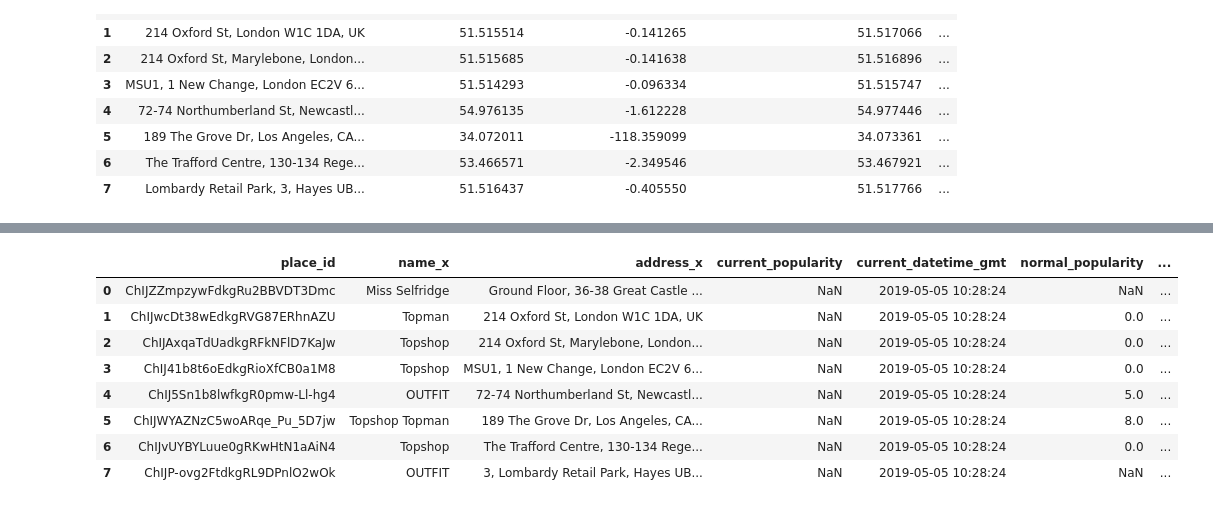
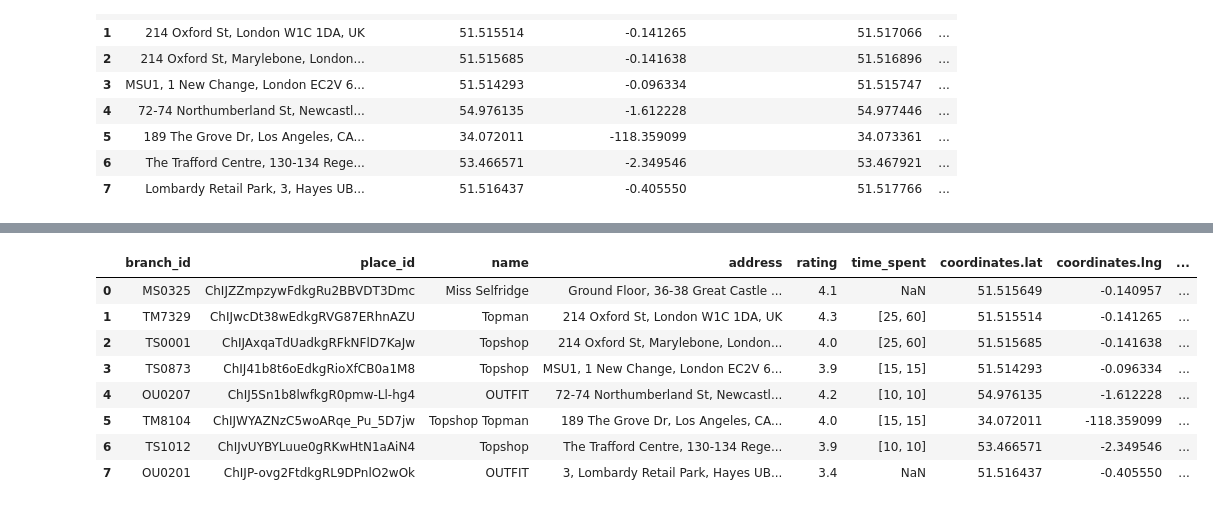
Before and after one commit to ninjananjo/Clothing-Store-Competition, a Jupyter notebook: Store Popular Times.ipynb, the cells around one changed output, grey strips where cells are left out. Drawn from its saved outputs; the diff is of its cells as text; code cells hidden in the pictures.

```diff
--- a/Store Popular Times.ipynb
+++ b/Store Popular Times.ipynb
@@ -169,20 +170,17 @@ normal_popularity
 # %%
-df_currentpopularity = df_populartimes.loc[:,['id','name','address','current_popularity']]
-df_currentpopularity.loc[:,'current_datetime_gmt'] = datetime.strftime(datetime.today(), "%Y-%m-%d %H:%M:%S")
-#df_currentpopularity.loc[:,'weekday'] = datetime.today().weekday()
-#df_currentpopularity.loc[:,'hour'] = datetime.today().hour + timezone
+df_currentpopularity = df_populartimes.loc[:,['ID','id','name','address','rating','time_spent','coordinates.lat','coordinates.lng','current_popularity']]
 df_currentpopularity.loc[:,'normal_popularity'] = normal_popularity
 df_currentpopularity.loc[:,'popularity_variance'] = df_currentpopularity.loc[:,'current_popularity']-df_currentpopularity.loc[:,'normal_popularity']
-df_currentpopularity.rename(columns={'id':'place_id'}, inplace=True)
-df_currentpopularity = df_currentpopularity.merge(df_populartimes, left_on='place_id', right_on='id')
-df_currentpopularity.head(10)
+df_currentpopularity.loc[:,'current_datetime_gmt'] = datetime.strftime(datetime.today(), "%Y-%m-%d %H:%M")
+df_currentpopularity.rename(columns={'id':'place_id','ID':'branch_id'}, inplace=True)
+df_currentpopularity
 # %% [output]
-|  | place_id | name_x | address_x | current_popularity | current_datetime_gmt | normal_popularity | ... |
-| 0 | ChIJZZmpzywFdkgRu2BBVDT3Dmc | Miss Selfridge | Ground Floor, 36-38 Great Castle ... | NaN | 2019-05-05 10:28:24 | NaN | ... |
-| 1 | ChIJwcDt38wEdkgRVG87ERhnAZU | Topman | 214 Oxford St, London W1C 1DA, UK | NaN | 2019-05-05 10:28:24 | 0.0 | ... |
-| 2 | ChIJAxqaTdUadkgRFkNFlD7KaJw | Topshop | 214 Oxford St, Marylebone, London... | NaN | 2019-05-05 10:28:24 | 0.0 | ... |
-| 3 | ChIJ41b8t6oEdkgRioXfCB0a1M8 | Topshop | MSU1, 1 New Change, London EC2V 6... | NaN | 2019-05-05 10:28:24 | 0.0 | ... |
-| 4 | ChIJ5Sn1b8lwfkgR0pmw-Ll-hg4 | OUTFIT | 72-74 Northumberland St, Newcastl... | NaN | 2019-05-05 10:28:24 | 5.0 | ... |
-| 5 | ChIJWYAZNzC5woARqe_Pu_5D7jw | Topshop Topman | 189 The Grove Dr, Los Angeles, CA... | NaN | 2019-05-05 10:28:24 | 8.0 | ... |
-| 6 | ChIJvUYBYLuue0gRKwHtN1aAiN4 | Topshop | The Trafford Centre, 130-134 Rege... | NaN | 2019-05-05 10:28:24 | 0.0 | ... |
-| 7 | ChIJP-ovg2FtdkgRL9DPnlO2wOk | OUTFIT | 3, Lombardy Retail Park, Hayes UB... | NaN | 2019-05-05 10:28:24 | NaN | ... |
+|  | branch_id | place_id | name | address | rating | time_spent | coordinates.lat | coordinates.lng | ... |
+| 0 | MS0325 | ChIJZZmpzywFdkgRu2BBVDT3Dmc | Miss Selfridge | Ground Floor, 36-38 Great Castle ... | 4.1 | NaN | 51.515649 | -0.140957 | ... |
+| 1 | TM7329 | ChIJwcDt38wEdkgRVG87ERhnAZU | Topman | 214 Oxford St, London W1C 1DA, UK | 4.3 | [25, 60] | 51.515514 | -0.141265 | ... |
+| 2 | TS0001 | ChIJAxqaTdUadkgRFkNFlD7KaJw | Topshop | 214 Oxford St, Marylebone, London... | 4.0 | [25, 60] | 51.515685 | -0.141638 | ... |
+| 3 | TS0873 | ChIJ41b8t6oEdkgRioXfCB0a1M8 | Topshop | MSU1, 1 New Change, London EC2V 6... | 3.9 | [15, 15] | 51.514293 | -0.096334 | ... |
+| 4 | OU0207 | ChIJ5Sn1b8lwfkgR0pmw-Ll-hg4 | OUTFIT | 72-74 Northumberland St, Newcastl... | 4.2 | [10, 10] | 54.976135 | -1.612228 | ... |
+| 5 | TM8104 | ChIJWYAZNzC5woARqe_Pu_5D7jw | Topshop Topman | 189 The Grove Dr, Los Angeles, CA... | 4.0 | [15, 15] | 34.072011 | -118.359099 | ... |
+| 6 | TS1012 | ChIJvUYBYLuue0gRKwHtN1aAiN4 | Topshop | The Trafford Centre, 130-134 Rege... | 3.9 | [10, 10] | 53.466571 | -2.349546 | ... |
+| 7 | OU0201 | ChIJP-ovg2FtdkgRL9DPnlO2wOk | OUTFIT | 3, Lombardy Retail Park, Hayes UB... | 3.4 | NaN | 51.516437 | -0.405550 | ... |
```
Also changed, not shown: parts of 5 cells of this notebook, 1 other file.
